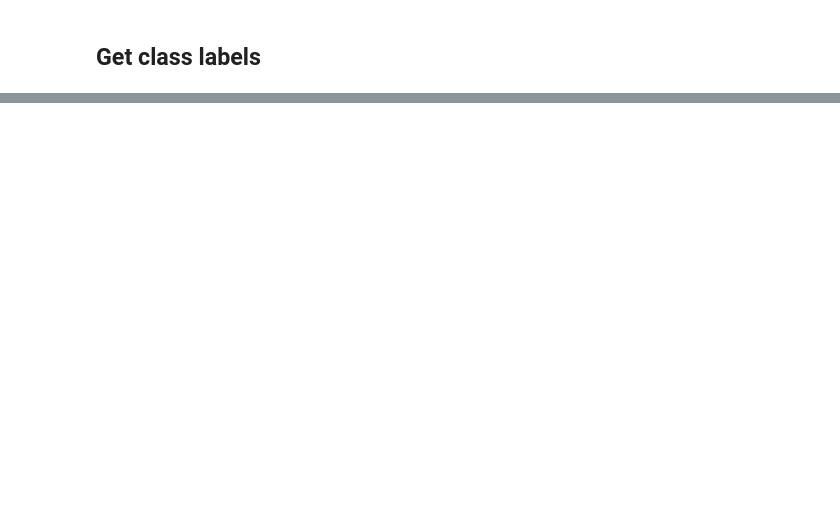
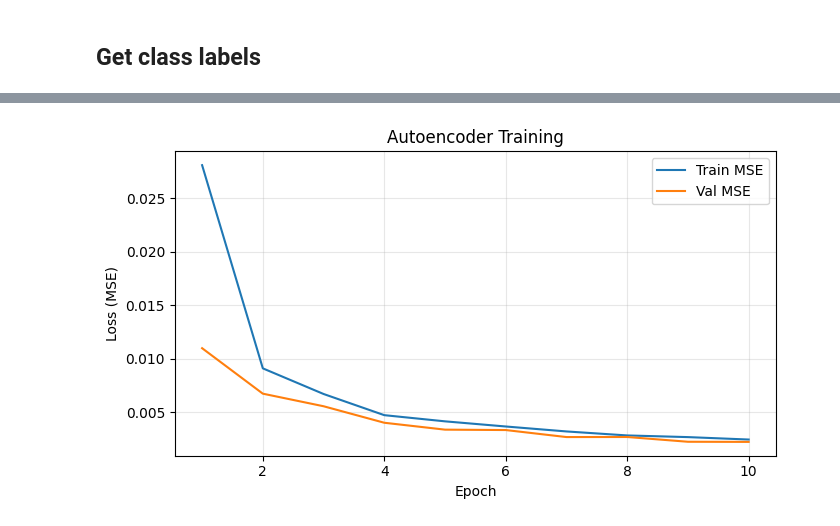
Before and after one commit to elfreyer/project_module_3, a Jupyter notebook: notebooks/01_autoencoder.ipynb, the cells around one changed output, grey strips where cells are left out. Saved outputs shown, nothing was run; the diff lists cells and outputs as text; code cells hidden in the pictures; blank space fills up the shorter version.

```diff
--- a/notebooks/01_autoencoder.ipynb
+++ b/notebooks/01_autoencoder.ipynb
@@ -134,0 +278,18 @@ print(classes[labels[0]])
+# %%
+import matplotlib.pyplot as plt
+import numpy as np
+
+epochs_axis = np.arange(1, len(train_hist) + 1)
+
+plt.figure(figsize=(7,4))
+plt.plot(epochs_axis, train_hist, label="Train MSE")
+plt.plot(epochs_axis, val_hist, label="Val MSE")
+plt.xlabel("Epoch")
+plt.ylabel("Loss (MSE)")
+plt.title("Autoencoder Training")
+plt.grid(True, alpha=0.3)
+plt.legend()
+plt.tight_layout()
+plt.show()
+# %% [output]
+[figure, added]
```
Also changed, not shown: parts of 16 cells of this notebook, 1 other file.
